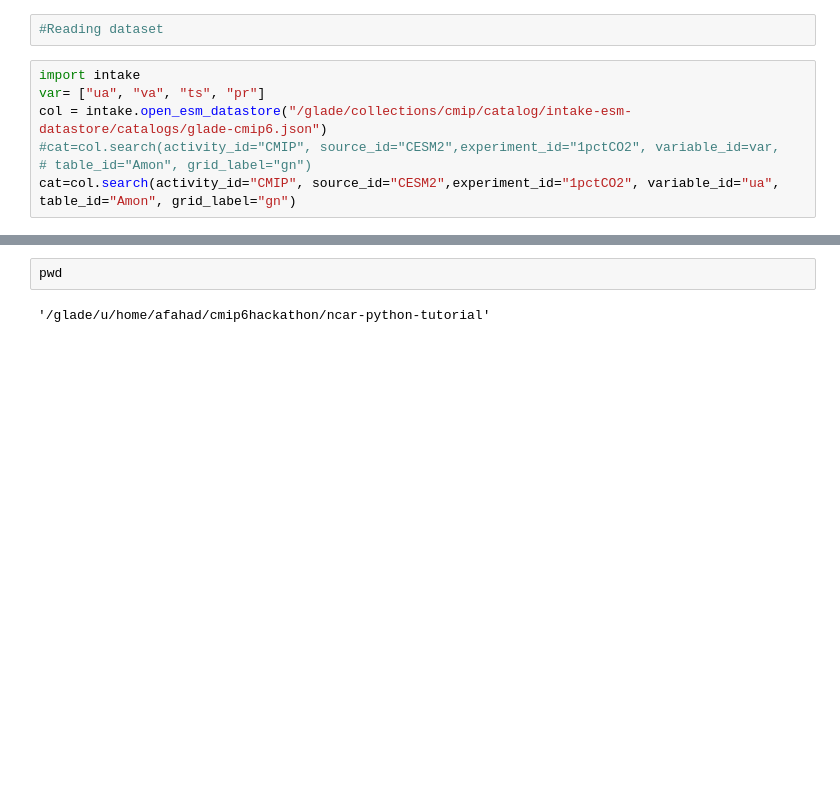
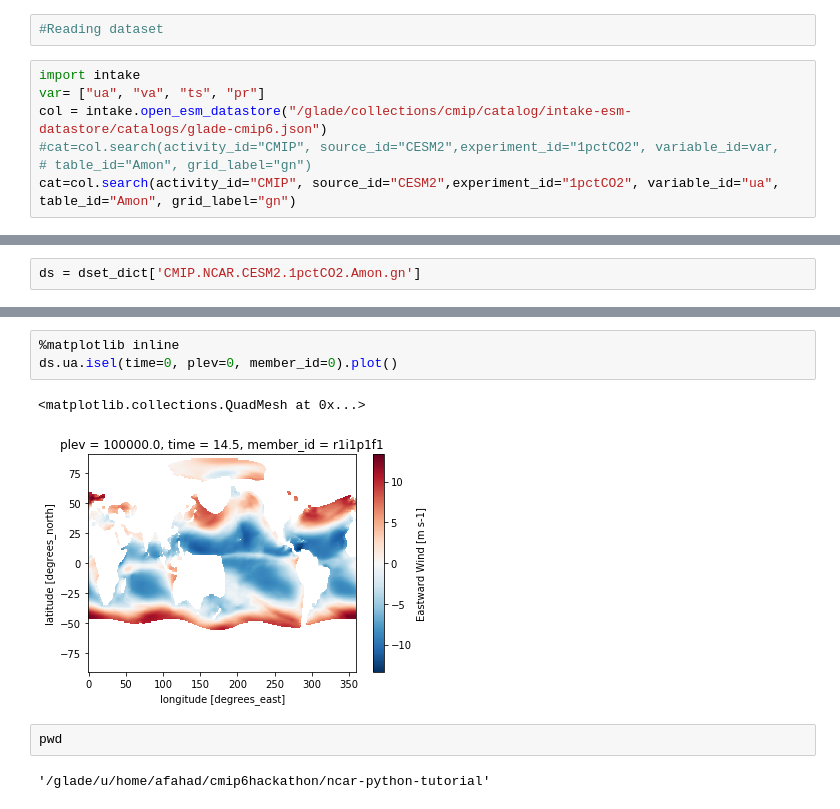
Before and after one commit to islasimpson/cmip6hack-emergentconstraints, a Jupyter notebook: notebooks/read_data.ipynb, the cells around one changed output, grey strips where cells are left out. Drawn from its saved outputs; the diff is of its cells as text; blank space fills up the shorter version.

```diff
--- a/notebooks/read_data.ipynb
+++ b/notebooks/read_data.ipynb
@@ -31,0 +33,2 @@ InvalidIndexError: Reindexing only valid with uniquely valued Index objects
+# %%
+ds = dset_dict['CMIP.NCAR.CESM2.1pctCO2.Amon.gn']
@@ -32,3 +55,9 @@ InvalidIndexError: Reindexing only valid with uniquely valued Index objects
+# %%
+%matplotlib inline
+ds.ua.isel(time=0, plev=0, member_id=0).plot()
+# %% [output]
+<matplotlib.collections.QuadMesh at 0x...>
+[figure, added]
 # %%
 pwd
 # %% [output]
```
Also changed, not shown: parts of 4 cells of this notebook.
